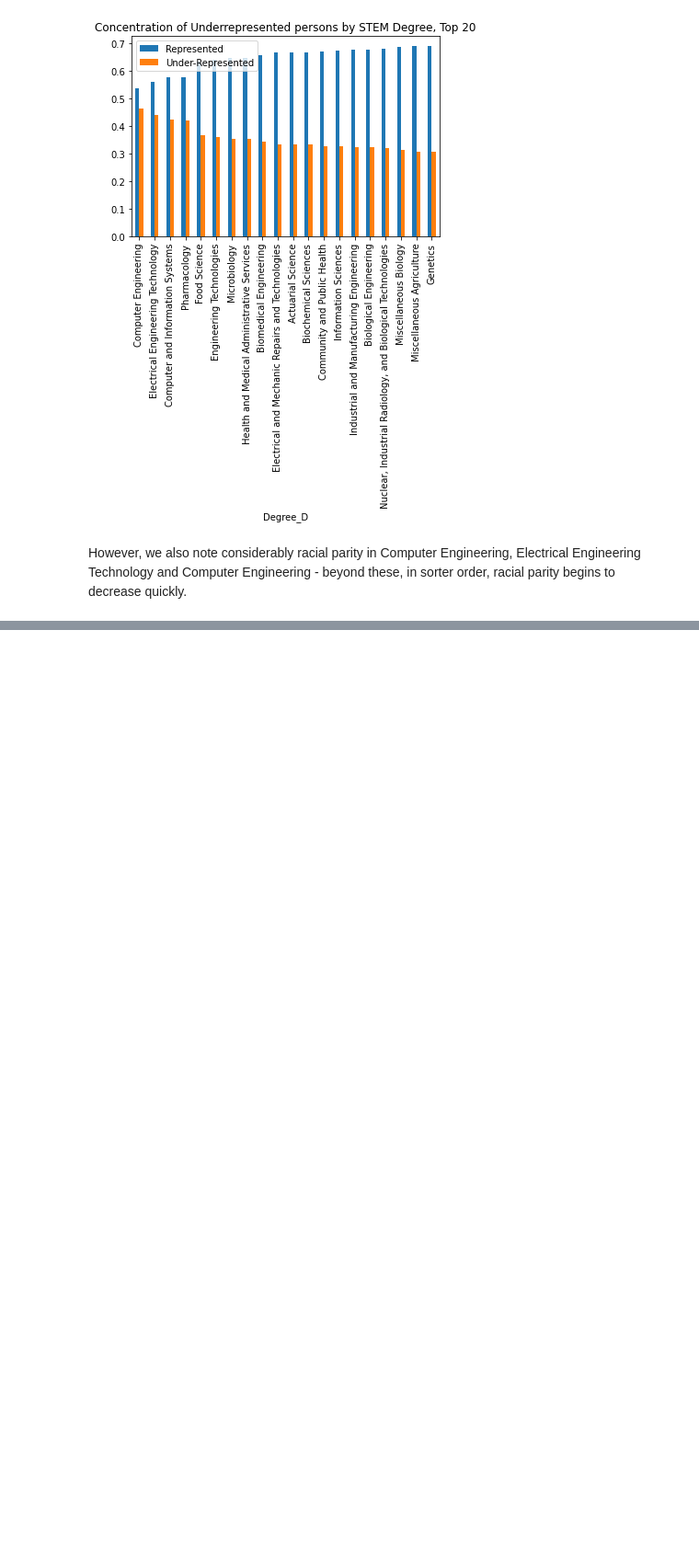
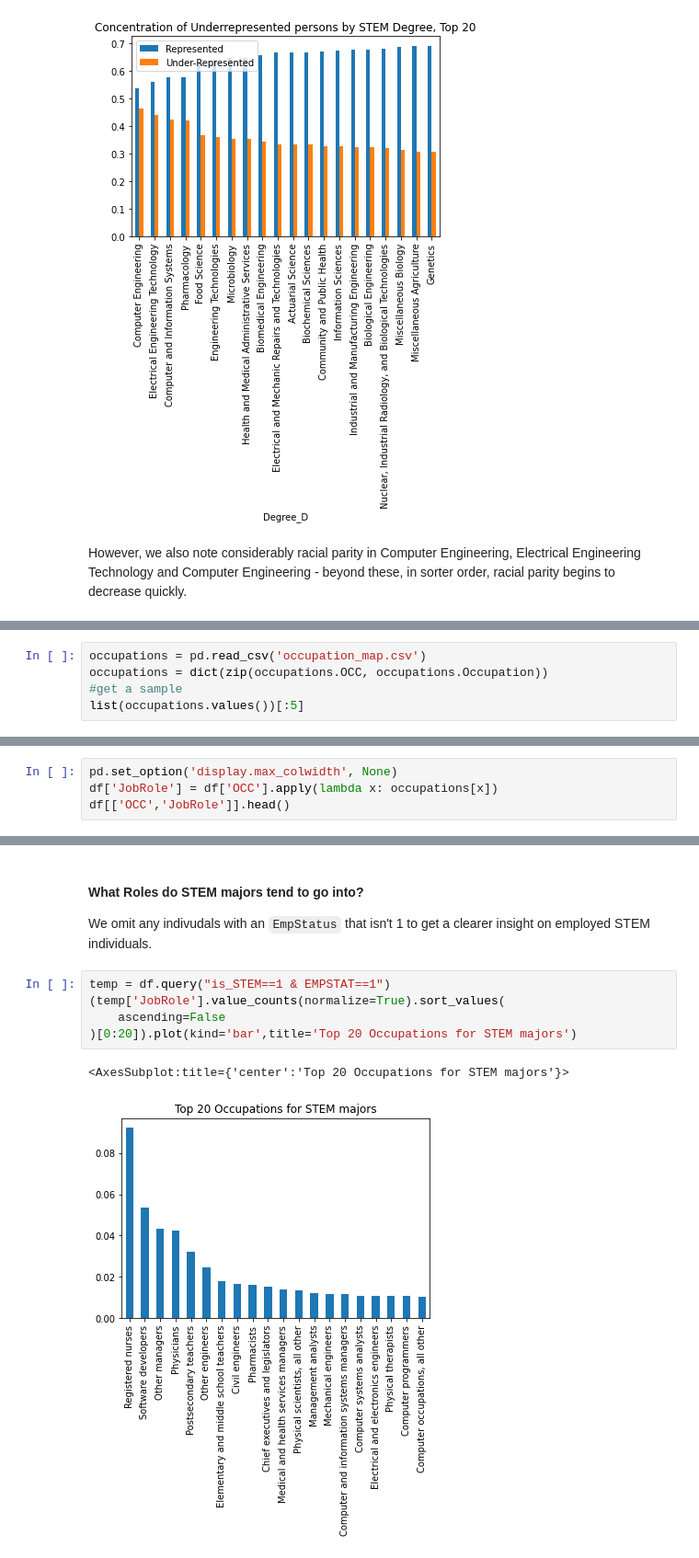
Before and after one commit to kayfilipp/HigherME, a Jupyter notebook: census_data/Untitled.ipynb, the cells around one changed output, grey strips where cells are left out. Shown: that part at 92% size. Drawn from its saved outputs; the diff is of its cells as text; blank space fills up the shorter version.

```diff
--- a/census_data/Untitled.ipynb
+++ b/census_data/Untitled.ipynb
@@ -287,0 +292,5 @@ However, we also note considerably racial parity in Computer Engineering, Electr
+# %%
+occupations = pd.read_csv('occupation_map.csv')
+occupations = dict(zip(occupations.OCC, occupations.Occupation))
+#get a sample
+list(occupations.values())[:5]
@@ -287,0 +305,4 @@ However, we also note considerably racial parity in Computer Engineering, Electr
+# %%
+pd.set_option('display.max_colwidth', None)
+df['JobRole'] = df['OCC'].apply(lambda x: occupations[x])
+df[['OCC','JobRole']].head()
@@ -287,0 +316,11 @@ However, we also note considerably racial parity in Computer Engineering, Electr
+# %% [markdown]
+#### What Roles do STEM majors tend to go into?
+We omit any indivudals with an `EmpStatus` that isn't 1 to get a clearer insight on employed STEM individuals.
+# %%
+temp = df.query("is_STEM==1 & EMPSTAT==1")
+(temp['JobRole'].value_counts(normalize=True).sort_values(
+    ascending=False
+)[0:20]).plot(kind='bar',title='Top 20 Occupations for STEM majors')
+# %% [output]
+<AxesSubplot:title={'center':'Top 20 Occupations for STEM majors'}>
+[figure, added]
```
Also changed, not shown: parts of 13 cells of this notebook, 1 other file.
